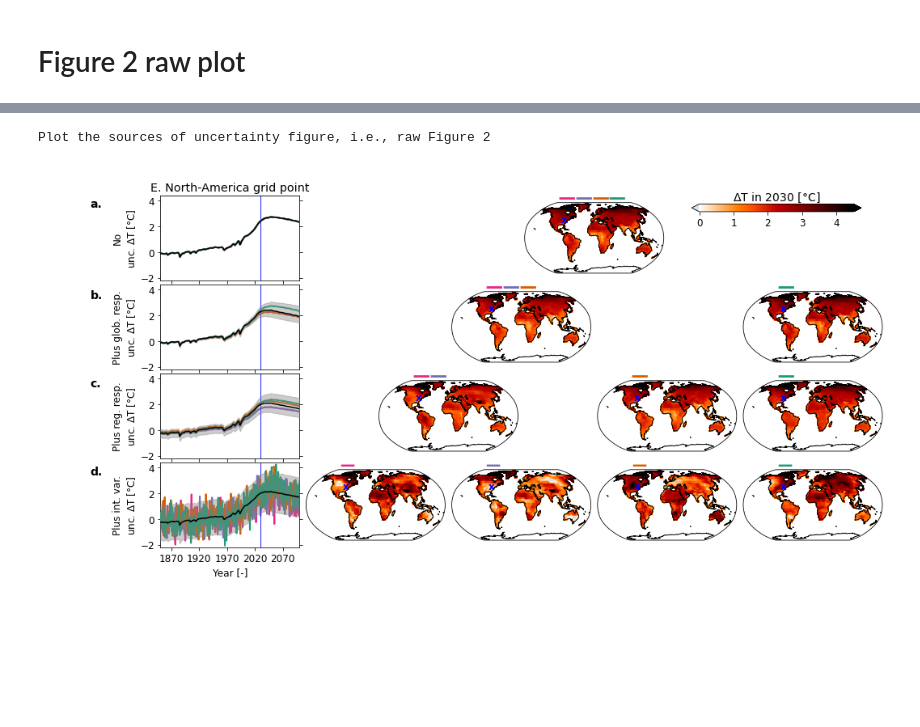
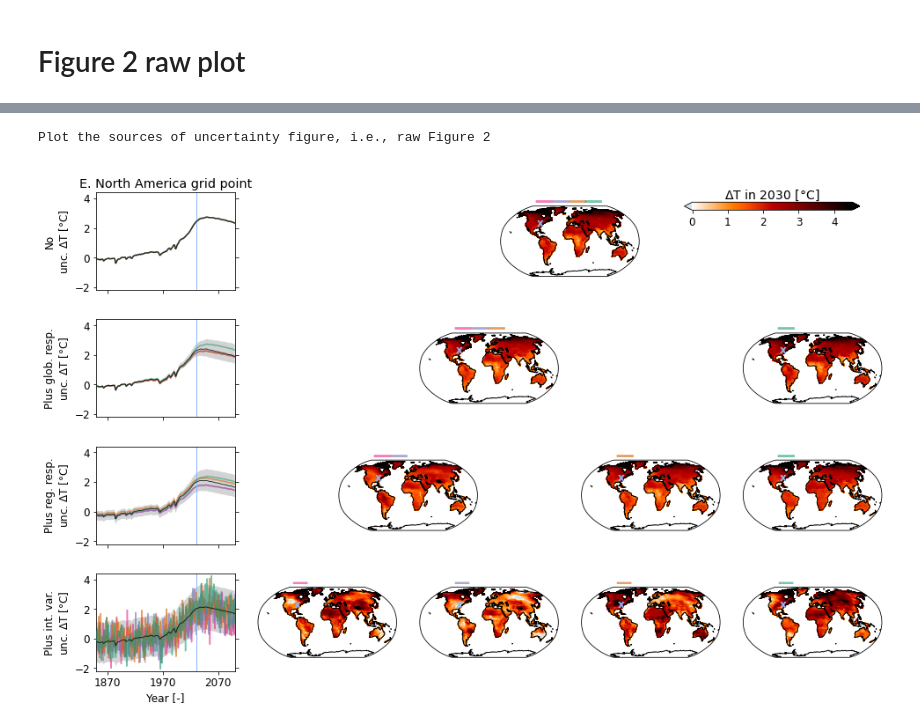
Before and after one commit to MESMER-group/Beusch_et_al_GMD_2021_MAGICC-MESMER_coupling, a Jupyter notebook: scripts/5_MAGICC-MESMER_probabilistic_overview_fig1_fig2.ipynb, the cells around one changed output, grey strips where cells are left out. Saved outputs shown, nothing was run; the diff lists cells and outputs as text; code cells hidden in the pictures; blank space fills up the shorter version.

```diff
--- a/scripts/5_MAGICC-MESMER_probabilistic_overview_fig1_fig2.ipynb
+++ b/scripts/5_MAGICC-MESMER_probabilistic_overview_fig1_fig2.ipynb
@@ -273,7 +275,7 @@ cmap='gist_heat_r'
 
 # Manually change year & scen to obtain all necessary maps
 year=2050 # 2014, 2050, 2100
-scen='h-ssp119' # h-ssp119, h-ssp245, h-ssp370
+scen='h-ssp370' # h-ssp119, h-ssp245, h-ssp370
 
 q_r = [0.95,0.5,0.05]
 for i,q_sel in enumerate(q_r):
@@ -547,21 +550,22 @@ Compute maps of sample realizations to visualize the uncertainties taken into ac
 def plot_ts():
     ax1 = plt.subplot(grid[l, m : m + 2])
 
-    plt.axvline(2030, color="blue", lw=0.9)
+    plt.axvline(2030, color="#8ab8fe", lw=1)
     for i in np.arange(4):
-        plt.plot(time, gp_samples[unc][scen][i], color=cols[i], zorder=i, lw=2)
+        plt.plot(time, gp_samples[unc][scen][i], color=cols[i], zorder=i, lw=1.5,alpha=0.6)
 
-    plt.plot(time, gp_q[unc][scen][0.5], zorder=101, color="k")
+    plt.plot(time, gp_q[unc][scen][0.5], zorder=101, color="k",lw=0.9,alpha=0.8) ##3c4142
     plt.fill_between(
         time,
         gp_q[unc][scen][0.05],
         gp_q[unc][scen][0.95],
-        alpha=0.4,
-        zorder=100,
-        color="grey",
+        alpha=1,
+        zorder=-100,
+        facecolor="lightgrey",
+        edgecolor=None,
     )
 
-    plt.xticks(np.arange(1870, 2101, 50))
+    plt.xticks(np.arange(1870, 2101, 100))
     plt.xlim([time[0], time[-1]])
     plt.ylim([-2.2, 4.4])
 
@@ -597,7 +601,7 @@ def plot_map():
         horizontalalignment="center",
         verticalalignment="center",
         transform=ccrs.PlateCarree(),
-        color="blue",
+        color="#8ab8fe",
         weight="bold",
     )
     return mesh_1
@@ -606,12 +610,12 @@ def plot_map():
 # %%
 print('Plot the sources of uncertainty figure, i.e., raw Figure 2')
 scen='h-ssp119'
-plt.figure(figsize=(16, 8))
+plt.figure(figsize=(16, 10))
 plt.rcParams.update({'mathtext.default':'it'})
 fs = 12
 plt.rcParams.update({'font.size':fs})
 
-grid = plt.GridSpec(4, 10, wspace=0.1, hspace=0.05)
+grid = plt.GridSpec(4, 10, wspace=0.4, hspace=0.3)
 
 
 for l in np.arange(4):
@@ -620,7 +624,7 @@ for l in np.arange(4):
     m = 0
     plot_ts()
     if l == 0:
-        plt.title('E. North-America grid point')
+        plt.title('E. North America grid point')
     if l != 3:
         plt.gca().xaxis.set_major_formatter(plt.NullFormatter())
     else:
@@ -631,7 +635,7 @@ k = 2
 for m in np.arange(4):
     ax1 = plt.subplot(grid[l,k:k+2], projection=ccrs.Robinson(central_longitude=0))
     plot_map()
-    plt.text(x=0.25,y=1.05,s='_',color=cols[m],fontsize=fs+20,transform=ax1.transAxes,verticalalignment='bottom')
+    plt.text(x=0.25,y=1.05,s='_',color=cols[m],fontsize=fs+20,transform=ax1.transAxes,verticalalignment='bottom',alpha=0.6)
 
     k+=2
 
@@ -639,21 +643,21 @@ l=2
 unc = uncs[l]
 m = 0
 ax1 = plt.subplot(grid[l,3:5], projection=ccrs.Robinson(central_longitude=0))
-plt.text(x=0.25,y=1.05,s='_',color=cols[m],fontsize=fs+25,transform=ax1.transAxes,verticalalignment='bottom')
+plt.text(x=0.25,y=1.05,s='_',color=cols[m],fontsize=fs+25,transform=ax1.transAxes,verticalalignment='bottom',alpha=0.6)
 m = 1
-plt.text(x=0.37,y=1.05,s='_',color=cols[m],fontsize=fs+25,transform=ax1.transAxes,verticalalignment='bottom')
+plt.text(x=0.37,y=1.05,s='_',color=cols[m],fontsize=fs+25,transform=ax1.transAxes,verticalalignment='bottom',alpha=0.6)
 plot_map()
 
 m = 2
 ax1 = plt.subplot(grid[l,6:8], projection=ccrs.Robinson(central_longitude=0))
 plot_map()
-plt.text(x=0.25,y=1.05,s='_',color=cols[m],fontsize=fs+25,transform=ax1.transAxes,verticalalignment='bottom')
+plt.text(x=0.25,y=1.05,s='_',color=cols[m],fontsize=fs+25,transform=ax1.transAxes,verticalalignment='bottom',alpha=0.6)
 
 m = 3
 ax1 = plt.subplot(grid[l,8:10], projection=ccrs.Robinson(central_longitude=0))
 plot_map()
 m = 3
-plt.text(x=0.25,y=1.05,s='_',color=cols[m],fontsize=fs+25,transform=ax1.transAxes,verticalalignment='bottom')
+plt.text(x=0.25,y=1.05,s='_',color=cols[m],fontsize=fs+25,transform=ax1.transAxes,verticalalignment='bottom',alpha=0.6)
 
 
 l=1
@@ -662,60 +666,46 @@ m=1
 ax1 = plt.subplot(grid[l,4:6], projection=ccrs.Robinson(central_longitude=0))
 plot_map()
 m = 0
-plt.text(x=0.25,y=1.05,s='_',color=cols[m],fontsize=fs+25,transform=ax1.transAxes,verticalalignment='bottom')
+plt.text(x=0.25,y=1.05,s='_',color=cols[m],fontsize=fs+25,transform=ax1.transAxes,verticalalignment='bottom',alpha=0.6)
 m = 1
-plt.text(x=0.37,y=1.05,s='_',color=cols[m],fontsize=fs+25,transform=ax1.transAxes,verticalalignment='bottom')
+plt.text(x=0.37,y=1.05,s='_',color=cols[m],fontsize=fs+25,transform=ax1.transAxes,verticalalignment='bottom',alpha=0.6)
 m = 2
-plt.text(x=0.49,y=1.05,s='_',color=cols[m],fontsize=fs+25,transform=ax1.transAxes,verticalalignment='bottom')
+plt.text(x=0.49,y=1.05,s='_',color=cols[m],fontsize=fs+25,transform=ax1.transAxes,verticalalignment='bottom',alpha=0.6)
 
 
 
 m=3
 ax1 = plt.subplot(grid[l,8:10], projection=ccrs.Robinson(central_longitude=0))
 plot_map()
-plt.text(x=0.25,y=1.05,s='_',color=cols[m],fontsize=fs+25,transform=ax1.transAxes,verticalalignment='bottom')
+plt.text(x=0.25,y=1.05,s='_',color=cols[m],fontsize=fs+25,transform=ax1.transAxes,verticalalignment='bottom',alpha=0.6)
 
 
 l=0
 unc = uncs[l]
 m=1
 ax1 = plt.subplot(grid[l,5:7], projection=ccrs.Robinson(central_longitude=0))
 mesh_1=plot_map()
 m = 0
-plt.text(x=0.25,y=1.05,s='_',color=cols[m],fontsize=fs+25,transform=ax1.transAxes,verticalalignment='bottom')
+plt.text(x=0.25,y=1.05,s='_',color=cols[m],fontsize=fs+25,transform=ax1.transAxes,verticalalignment='bottom',alpha=0.6)
 m = 1
-plt.text(x=0.37,y=1.05,s='_',color=cols[m],fontsize=fs+25,transform=ax1.transAxes,verticalalignment='bottom')
+plt.text(x=0.37,y=1.05,s='_',color=cols[m],fontsize=fs+25,transform=ax1.transAxes,verticalalignment='bottom',alpha=0.6)
 m = 2
-plt.text(x=0.49,y=1.05,s='_',color=cols[m],fontsize=fs+25,transform=ax1.transAxes,verticalalignment='bottom')
+plt.text(x=0.49,y=1.05,s='_',color=cols[m],fontsize=fs+25,transform=ax1.transAxes,verticalalignment='bottom',alpha=0.6)
 m = 3
-plt.text(x=0.61,y=1.05,s='_',color=cols[m],fontsize=fs+25,transform=ax1.transAxes,verticalalignment='bottom')
+plt.text(x=0.61,y=1.05,s='_',color=cols[m],fontsize=fs+25,transform=ax1.transAxes,verticalalignment='bottom',alpha=0.6)
 
 
 plt.subplot(grid[l,7:10])
 plt.axis('off')
 cb=plt.colorbar(mesh_1,orientation='horizontal',extend='both', shrink = 0.8,fraction=0.9)
 cb.set_label(f'$\Delta$T in {time[idx_t]} [°C]',fontsize=fs+2)
 cb.ax.xaxis.set_label_position('top')
 
 
-plt.axes([-0.0, 0.805, 0.05, 0.05]) #[left, bottom, width, height].
-plt.text(1,1,'a.',fontsize=fs+2,fontweight='bold')
-plt.axis('off')
 
-plt.axes([-0.0, 0.61, 0.05, 0.05])
-plt.text(1,1,'b.',fontsize=fs+2,fontweight='bold')
-plt.axis('off')
-
-plt.axes([-0.0, 0.42, 0.05, 0.05])
-plt.text(1,1,'c.',fontsize=fs+2,fontweight='bold')
-plt.axis('off')
-
-plt.axes([-0.0, 0.23, 0.05, 0.05])
-plt.text(1,1,'d.',fontsize=fs+2,fontweight='bold')
-plt.axis('off');
-#plt.savefig(cfg.dir_plots+f'uncertainties_gp{idx_gp}_map{time[idx_t]}_scen{scen}_abcd.png' ,dpi=200 ,bbox_inches='tight')
-#plt.savefig(cfg.dir_plots+f'uncertainties_gp{idx_gp}_map{time[idx_t]}_scen{scen}_abcd.pdf' ,dpi=200 ,bbox_inches='tight')
+#plt.savefig(cfg.dir_plots+f'uncertainties_gp{idx_gp}_map{time[idx_t]}_scen{scen}.png' ,dpi=200 ,bbox_inches='tight')
+#plt.savefig(cfg.dir_plots+f'uncertainties_gp{idx_gp}_map{time[idx_t]}_scen{scen}.pdf' ,dpi=200 ,bbox_inches='tight')
 # %% [output]
 Plot the sources of uncertainty figure, i.e., raw Figure 2
-[figure, old version]
+[figure, new version]
 [interactive output not drawn]
```
Also changed, not shown: parts of 4 cells of this notebook, 5 other files.
